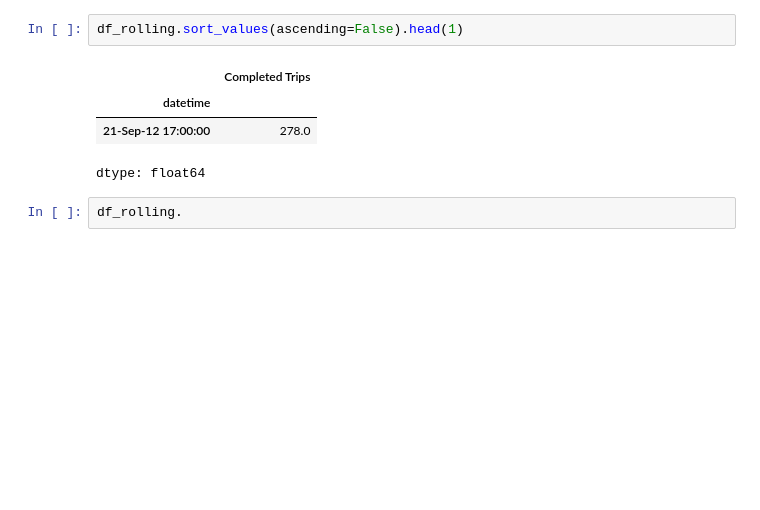
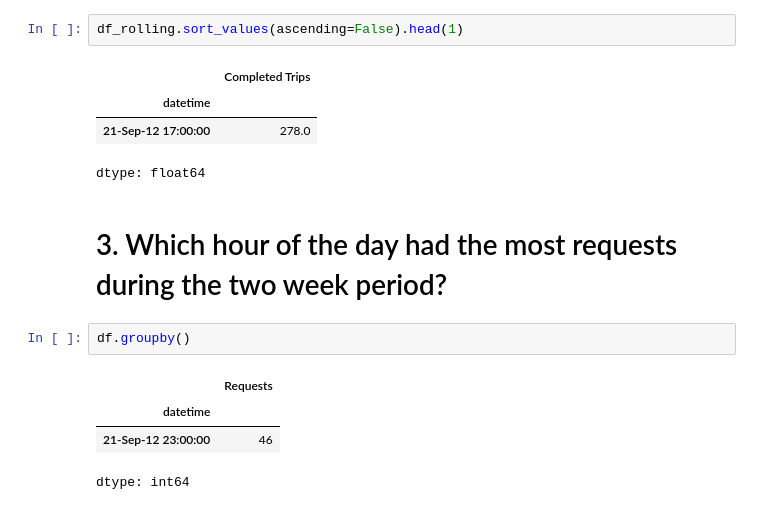
Before and after one commit to sriml/practice, a Jupyter notebook: notebooks/Insights_from_City_Supply_and_Demand.ipynb, the cells around one changed output. Cells and saved outputs as stored; diff of their text form; blank space fills up the shorter version.

```diff
--- a/notebooks/Insights_from_City_Supply_and_Demand.ipynb
+++ b/notebooks/Insights_from_City_Supply_and_Demand.ipynb
@@ -137,5 +137,12 @@ df_rolling.sort_values(ascending=False).head(1)
 | datetime |  |
 | 21-Sep-12 17:00:00 | 278.0 |
 dtype: float64
-# %%
-df_rolling.
+# %% [markdown]
+# 3. Which hour of the day had the most requests during the two week period?
+# %%
+df.groupby()
+# %% [output]
+|  | Requests |
+| datetime |  |
+| 21-Sep-12 23:00:00 | 46 |
+dtype: int64
```
